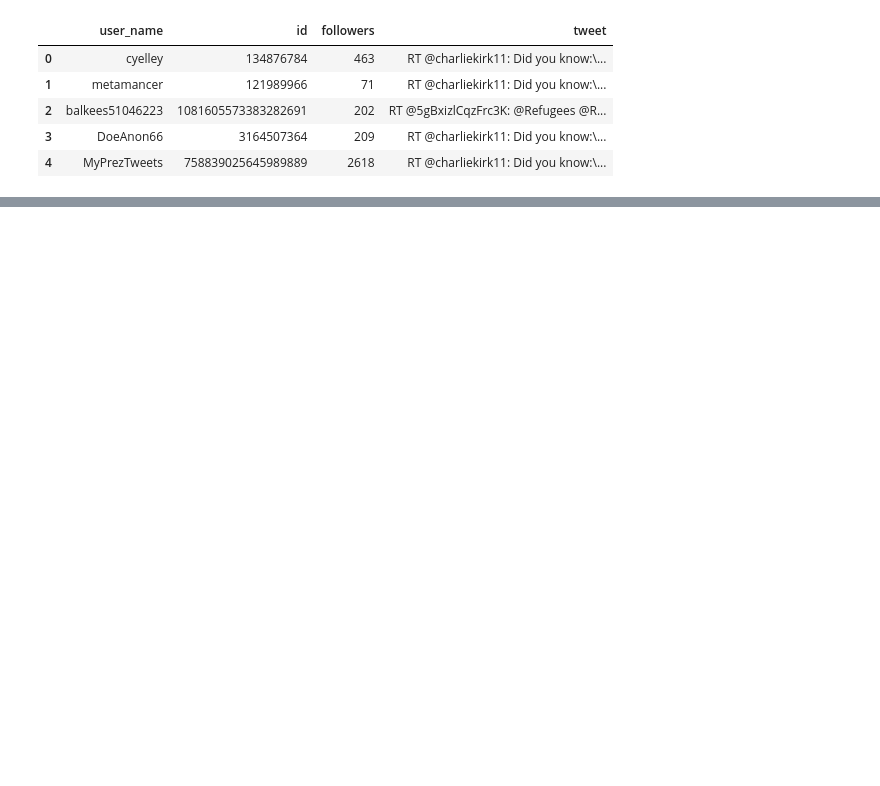
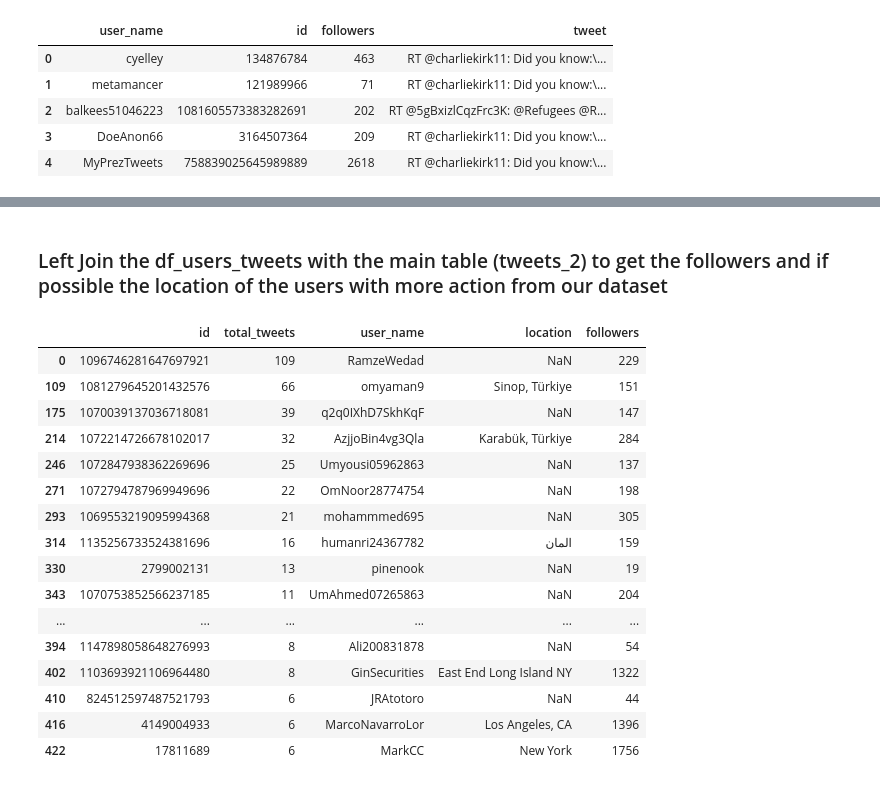
Before and after one commit to albertoabreu91/Project-Week-3-Data-Thieves, a Jupyter notebook: your-project/Alberto_exp/new_API_request.ipynb, the cells around one changed output, grey strips where cells are left out. Drawn from its saved outputs; the diff is of its cells as text; code cells hidden in the pictures; blank space fills up the shorter version.

Commit message:
Getting which user twit the most and the number of followers and the corresponding location

```diff
--- a/your-project/Alberto_exp/new_API_request.ipynb
+++ b/your-project/Alberto_exp/new_API_request.ipynb
@@ -224,0 +216,3 @@ df_users_followers.groupby(['user_name']).
+# %%
+df_users_tweets.columns = ['total_tweets']
+df_users_tweets = df_users_tweets[df_users_tweets['total_tweets'] > 5]
@@ -224,0 +240,28 @@ df_users_followers.groupby(['user_name']).
+# %% [markdown]
+### Left Join the df_users_tweets with the main table (tweets_2) to get the followers and if possible the location of the users with more action from our dataset
+# %%
+tweets_to_join = tweets_2.drop(['tweet','hashtags'], axis=1)
+# %%
+df_join = pd.merge(left = df_users_tweets, right = tweets_to_join, left_on ='id', right_on='id')
+# %%
+df_join.drop_duplicates(subset = 'id', keep='first',inplace=True)
+# %%
+df_join
+# %% [output]
+|  | id | total_tweets | user_name | location | followers |
+| 0 | 1096746281647697921 | 109 | RamzeWedad | NaN | 229 |
+| 109 | 1081279645201432576 | 66 | omyaman9 | Sinop, Türkiye | 151 |
+| 175 | 1070039137036718081 | 39 | q2q0IXhD7SkhKqF | NaN | 147 |
+| 214 | 1072214726678102017 | 32 | AzjjoBin4vg3Qla | Karabük, Türkiye | 284 |
+| 246 | 1072847938362269696 | 25 | Umyousi05962863 | NaN | 137 |
+| 271 | 1072794787969949696 | 22 | OmNoor28774754 | NaN | 198 |
+| 293 | 1069553219095994368 | 21 | mohammmed695 | NaN | 305 |
+| 314 | 1135256733524381696 | 16 | humanri24367782 | المان | 159 |
+| 330 | 2799002131 | 13 | pinenook | NaN | 19 |
+| 343 | 1070753852566237185 | 11 | UmAhmed07265863 | NaN | 204 |
+| ... | ... | ... | ... | ... | ... |
+| 394 | 1147898058648276993 | 8 | Ali200831878 | NaN | 54 |
+| 402 | 1103693921106964480 | 8 | GinSecurities | East End Long Island NY | 1322 |
+| 410 | 824512597487521793 | 6 | JRAtotoro | NaN | 44 |
+| 416 | 4149004933 | 6 | MarcoNavarroLor | Los Angeles, CA | 1396 |
+| 422 | 17811689 | 6 | MarkCC | New York | 1756 |
```
Also changed, not shown: parts of 8 cells of this notebook.
